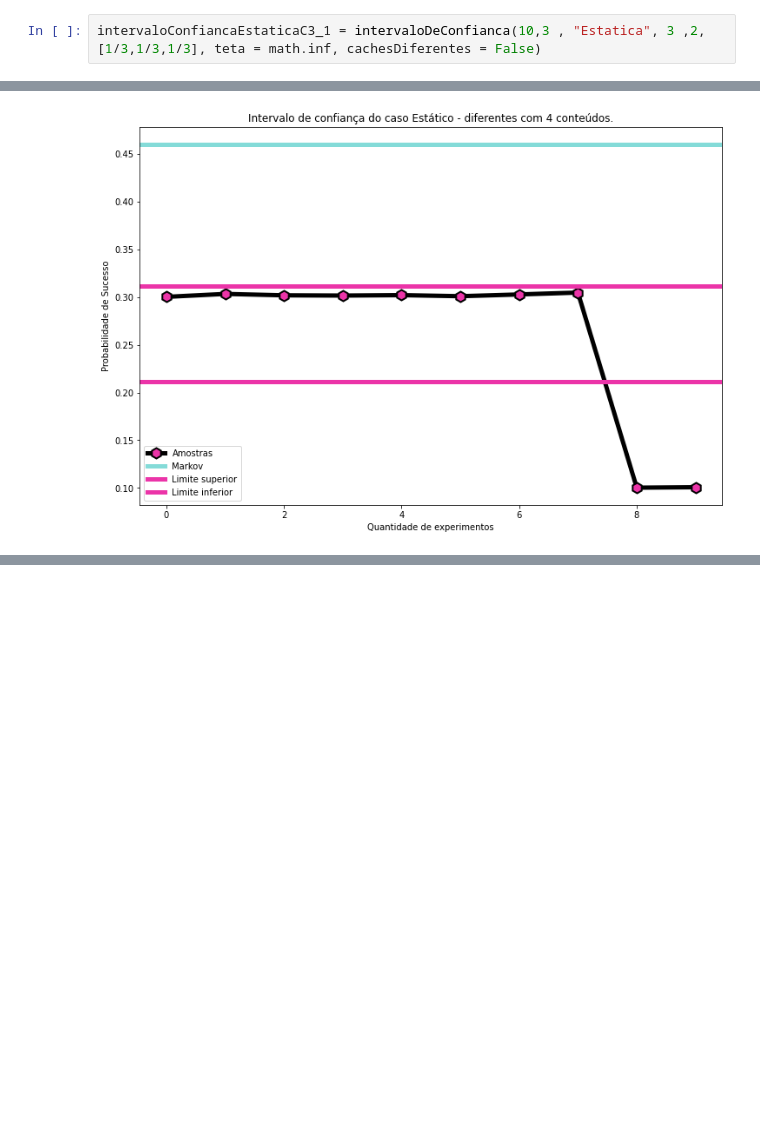
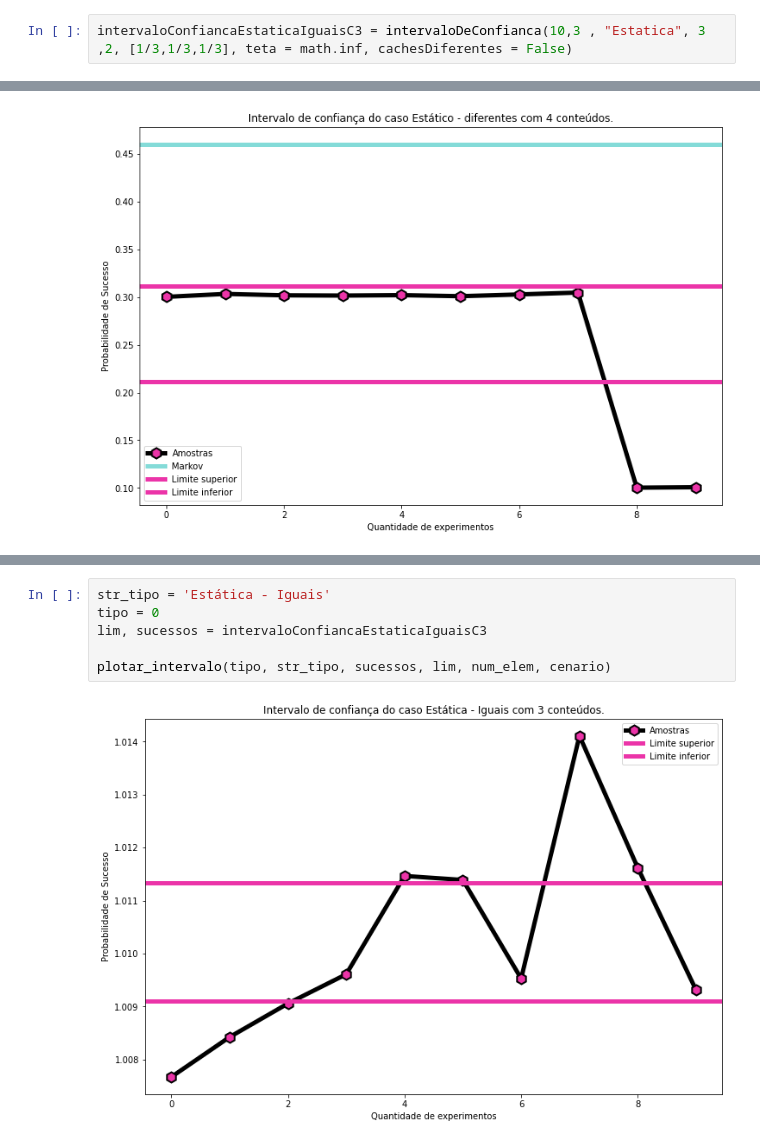
Before and after one commit to siliconemonster/AD-TrabalhoFinal, a Jupyter notebook: Simulação_AD.ipynb, the cells around one changed output, grey strips where cells are left out. Cells and saved outputs as stored; diff of their text form; blank space fills up the shorter version.

```diff
--- a/Simulação_AD.ipynb
+++ b/Simulação_AD.ipynb
@@ -1279,7 +1280,7 @@ Intervalo de Confiança: [1.006902043231987, 1.0105011494618181]
 # %% [markdown]
 #### Caches com mesmos conteúdos populares
 # %%
-intervaloConfiancaEstaticaC3_1 = intervaloDeConfianca(10,3 , "Estatica", 3 ,2, [1/3,1/3,1/3], teta = math.inf, cachesDiferentes = False)
+intervaloConfiancaEstaticaIguaisC3 = intervaloDeConfianca(10,3 , "Estatica", 3 ,2, [1/3,1/3,1/3], teta = math.inf, cachesDiferentes = False)
 # %% [output]
 Cenário: 3
 Caso: Estatica
@@ -2588,0 +2874,8 @@ plotar_intervalo(tipo, str_tipo, sucessos, lim, num_elem, cenario)
+# %%
+str_tipo = 'Estática - Iguais'
+tipo = 0
+lim, sucessos = intervaloConfiancaEstaticaIguaisC3
+
+plotar_intervalo(tipo, str_tipo, sucessos, lim, num_elem, cenario)
+# %% [output]
+[figure, added]
```
Also changed, not shown: parts of 38 cells of this notebook.
